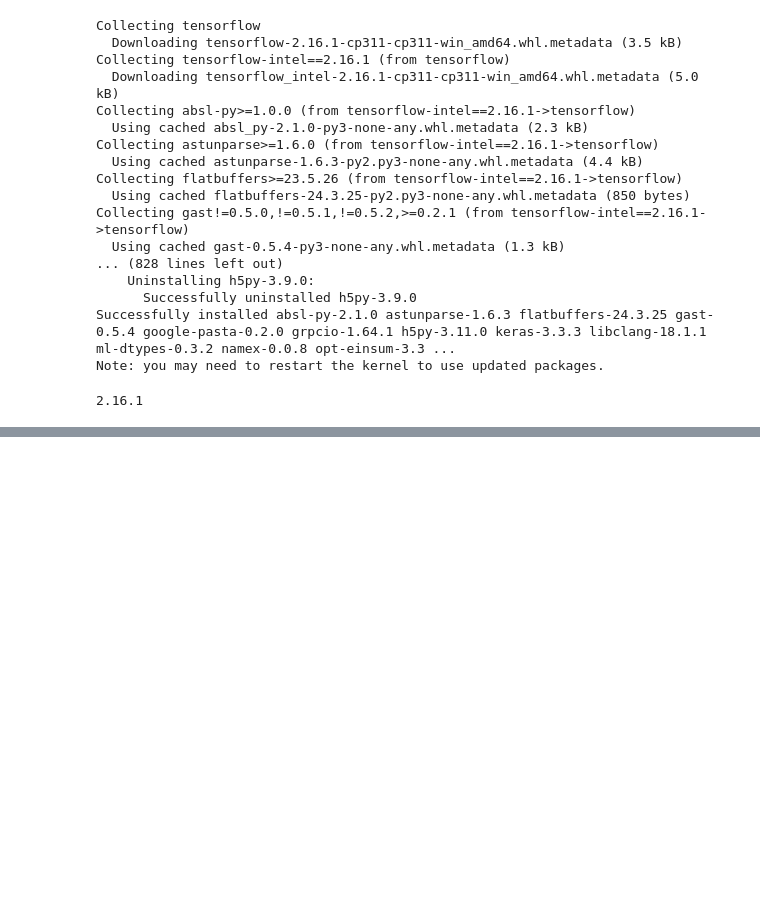
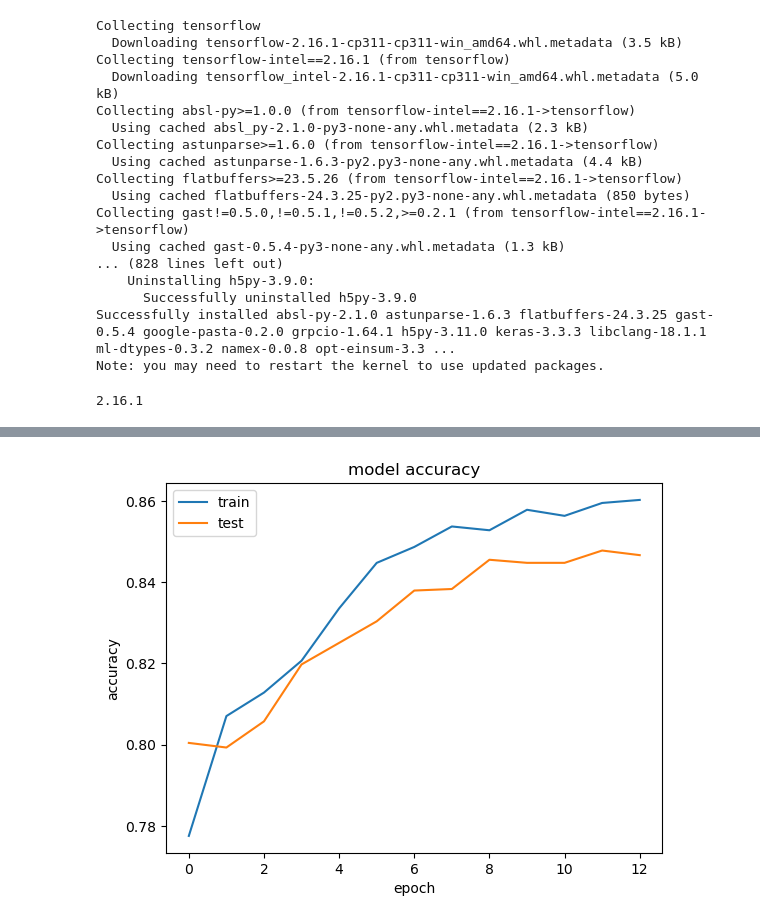
Before and after one commit to mahendra867/ANN-Architecture-code, a Jupyter notebook: ANN Problem statement.ipynb, the cells around one changed output, grey strips where cells are left out. Cells and saved outputs as stored; diff of their text form; code cells hidden in the pictures; blank space fills up the shorter version.

Commit message:
Done with building of ANN architecture by Code

```diff
--- a/ANN Problem statement.ipynb
+++ b/ANN Problem statement.ipynb
@@ -55,0 +178,3 @@ print(tf.__version__)
+# %%
+# Now the Training the ANN model
+classifier.compile(optimizer='adam',loss='binary_crossentropy',metrics=['accuracy']) # Training the model is build by compile function which first i need top mention the optimizer , loss, and then metircs and i have used the adam optimizer because its is the best optimizer in the present, loss function for binary classification problme is binary_crossentropy and metrics i have used is accuracy and by default the learning rate applied for taken optimizer is 0.01 while training the model
@@ -55,0 +185,3 @@ print(tf.__version__)
+# %%
+# Finally performing the training by fit method without early stopping parameter
+model_history=classifier.fit(X_train,y_train,validation_split=0.33,batch_size=10,epochs=50) # here i have given the validation set as 33% because my out of 100% (actual 80% of train data ) of train data which we given the 33% for validation set for calculating the loss we need to give the validation set which means loss function to find the minimal distance between the actual target feature values  and predicted values and we get predicted values by this validation set , and batch size we given as 10 which means at a time 10 records are going to feed to model and get perform the F+B propagation to miinze the loss function by using opitimizer and we given max Forward+backward propagation for each batch size(10) as 1000  for updating the weights
@@ -55,0 +212,16 @@ print(tf.__version__)
+# %%
+# Early stopping = it make sures that when accuracy is not at all increasing or when the validation loss is not getting imporved while updating the weights of batch of records thorugh no of epochs , the model training will stop  automatically
+import tensorflow as tf
+early_stopping = tf.keras.callbacks.EarlyStopping(
+    monitor="val_loss",
+    min_delta=0,
+    patience=0,
+    verbose=0,
+    mode="auto",
+    baseline=None,
+    restore_best_weights=False,
+    start_from_epoch=0,
+)
+# %%
+# Finally performing the training by fit method with early stopping parameter
+model_history=classifier.fit(X_train,y_train,validation_split=0.33,batch_size=10,epochs=50,callbacks=early_stopping) # here i have given the validation set as 33% because my out of 100% (actual 80% of train data ) of train data which we given the 33% for validation set for calculating the loss we need to give the validation set which means loss function to find the minimal distance between the actual target feature values  and predicted values and we get predicted values by this validation set , and batch size we given as 10 which means at a time 10 records are going to feed to model and get perform the F+B propagation to miinze the loss function by using opitimizer and we given max Forward+backward propagation for each batch size(10) as 1000  for updating the weights
@@ -55,0 +256,11 @@ print(tf.__version__)
+# %%
+# summarize history for accuracy
+plt.plot(model_history.history['accuracy'])
+plt.plot(model_history.history['val_accuracy'])
+plt.title('model accuracy')
+plt.ylabel('accuracy')
+plt.xlabel('epoch')
+plt.legend(['train', 'test'], loc='upper left')
+plt.show()
+# %% [output]
+[figure, added]
```
Also changed, not shown: parts of 33 cells of this notebook.
